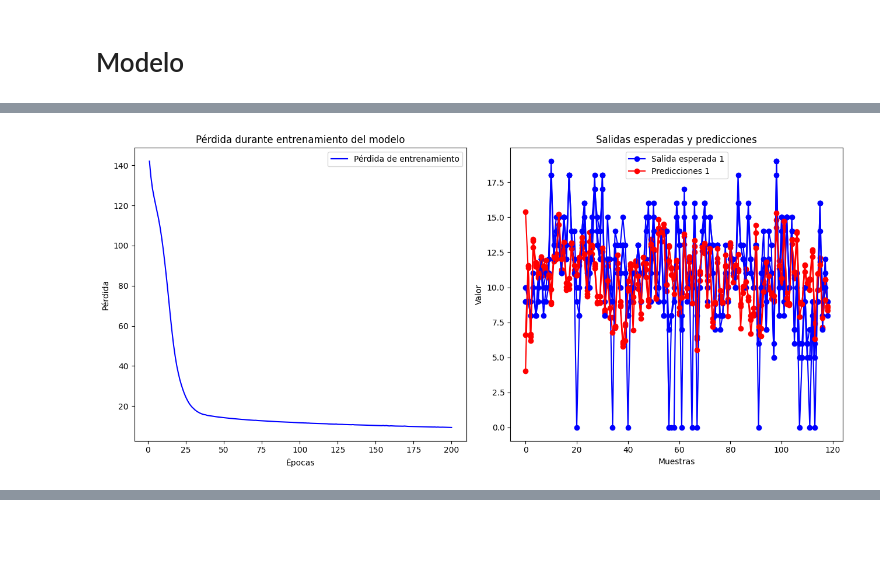
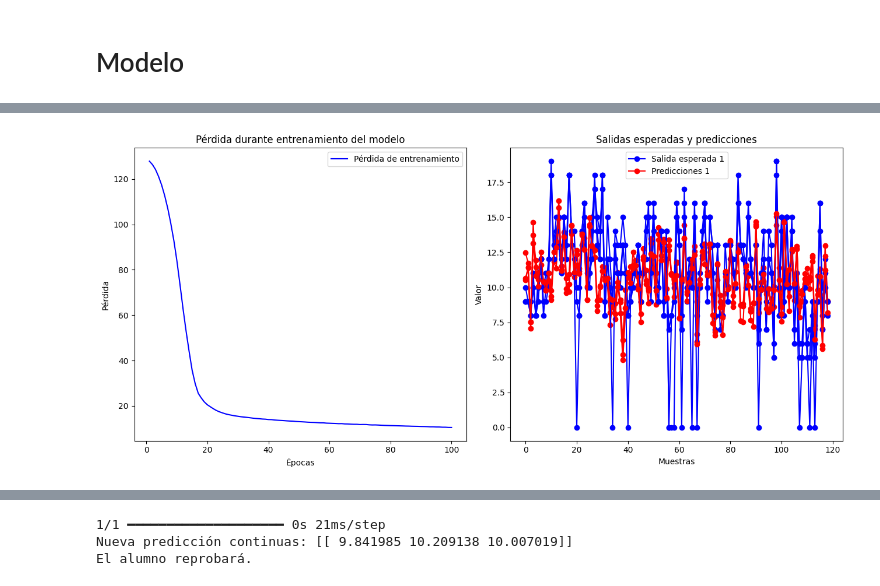
Before and after one commit to Pokerface4/CD_ExamenMachineLearning, a Jupyter notebook: examenML.ipynb, the cells around one changed output, grey strips where cells are left out. Drawn from its saved outputs; the diff is of its cells as text; code cells hidden in the pictures; blank space fills up the shorter version.

Commit message:
Kaggle Notebook | Examen Machine Learning | Version 9

```diff
--- a/examenML.ipynb
+++ b/examenML.ipynb
@@ -75,7 +77,7 @@ esta columna marca un reprobado si en algun parcial el alumno saco menos del min
 # %%
 #hola mundo
 # Añadir la columna 'estatus'
-df['estatus'] = df.apply(lambda row: '1' if row['P1'] < 14 or row['P2'] < 14 or row['P3'] < 14 else '0', axis=1)
+df['estatus'] = df.apply(lambda row: 'reprobado' if row['P1'] < 14 or row['P2'] < 14 or row['P3'] < 14 else 'aprobado', axis=1)
 # %% [markdown]
 # Modelo
 # %%
@@ -86,11 +88,27 @@ from sklearn.preprocessing import LabelEncoder
 from tensorflow.keras.layers import Input, Dense # type: ignore
 from tensorflow.keras.models import Model # type: ignore
 
-epocas = 200
+epocas = 100
 entrenamiento = 0.70
 size = [13, 6]
 
 entradas = ['direccion', 'tamano_familia', 'estatus_padres', 'educacion_madre', 'educacion_padre','trabajo_madre','trabajo_padre','razon_escuela','traslado_escuela','tiempo_estudio','reprobacion','apoyo_educativo_adicional','apoyo_educativo_familiar','clases_extra_pagas','actividades_extracurriculares','asistio_guarderia','quiere_educacion_superior','internet','en_relacion_romantica','calidad_relaciones_familiares','tiempo_libre','salidas','consume_alc_entre_semana','consume_alc_fin_semana','salud','ausencias']
+
+
+
+# Crear una copia del dataframe original
+df_codificado = df.copy()
+
+# Codificar las columnas categóricas a valores numéricos
+label_encoders = {}
+for column in entradas:
+    if df_codificado[column].dtype == 'object':
+        le = LabelEncoder()
+        df_codificado[column] = le.fit_transform(df_codificado[column])
+        label_encoders[column] = le
+
+# Guardar el dataframe codificado como un archivo CSV
+df_codificado.to_csv('/kaggle/working/dataset_codificado.csv', index=False)
 
 # Codificar las columnas categóricas a valores numéricos
 label_encoders = {}
@@ -170,30 +188,22 @@ plt.tight_layout()
 # Mostrar la figura con los dos subplots
 plt.show()
 
-
-# Función para predecir con nuevos datos
-def predecir_nuevo(direccion, tamano_familia, estatus_padres, educacion_madre, educacion_padre, trabajo_madre, trabajo_padre,
-                   razon_escuela, traslado_escuela, tiempo_estudio, reprobacion, apoyo_educativo_adicional, apoyo_educativo_familiar,
-                   clases_extra_pagas, actividades_extracurriculares, asistio_guarderia, quiere_educacion_superior, internet,
-                   en_relacion_romantica, calidad_relaciones_familiares, tiempo_libre, salidas, consume_alc_entre_semana,
-                   consume_alc_fin_semana, salud, ausencias):
-
-    nuevo_dato = np.array([[direccion, tamano_familia, estatus_padres, educacion_madre, educacion_padre, trabajo_madre,
-                            trabajo_padre, razon_escuela, traslado_escuela, tiempo_estudio, reprobacion, apoyo_educativo_adicional,
-                            apoyo_educativo_familiar, clases_extra_pagas, actividades_extracurriculares, asistio_guarderia,
-                            quiere_educacion_superior, internet, en_relacion_romantica, calidad_relaciones_familiares, tiempo_libre,
-                            salidas, consume_alc_entre_semana, consume_alc_fin_semana, salud, ausencias]])
-
-    # Codificar el nuevo dato
-    for i, column in enumerate(entradas):
-        if column in label_encoders:
-            nuevo_dato[:, i] = label_encoders[column].transform(nuevo_dato[:, i])
-
+def predecir_nuevo(valores_reales):
+    # Convertir los valores a un tensor de tipo float32 y darle la forma correcta
+    valores_reales_tensor = tf.convert_to_tensor([valores_reales], dtype=tf.float32)
     # Predecir con el nuevo dato
-    prediccion = model.predict(nuevo_dato)
+    prediccion = model.predict(valores_reales_tensor)
     return prediccion
 
-# Ejemplo de predicción con un nuevo dato (puedes cambiar los valores según tu interés)
-nueva_prediccion = predecir_nuevo(1, 2, 1, 3, 4, 2, 3, 1, 2, 2, 0, 0, 1, 0, 1, 0, 1, 1, 0, 4, 2, 3, 2, 3, 4, 6)
+# Ejemplo de valores reales, usando la tabla del dataset codificado
+valores_reales = [1, 1, 1, 4, 4, 1, 1, 1, 2, 2, 0, 1, 1, 1, 1, 1, 1, 1, 1, 4, 2, 3, 2, 3, 4, 6]
+
+# Ejemplo de predicción con valores reales
+nueva_prediccion = predecir_nuevo(valores_reales)
 print('Nueva predicción continuas:', nueva_prediccion)
+# Validar si alguno de los valores de salida es menor a catorce
+if any(valor < 10 for valor in nueva_prediccion[0]):
+    print("El alumno reprobará.")
+else:
+    print("El alumno pasará.")
 # %% [output]
@@ -217 +230 @@ Loss en el conjunto de validación: 13.64194393157959
-[figure, old version]
+[figure, new version]
@@ -219,0 +231,3 @@ Nueva predicción continuas: [[13.292765 13.838046 14.116549]]
+1/1 ━━━━━━━━━━━━━━━━━━━━ 0s 21ms/step
+Nueva predicción continuas: [[ 9.841985 10.209138 10.007019]]
+El alumno reprobará.
```
Also changed, not shown: parts of 3 cells of this notebook.
